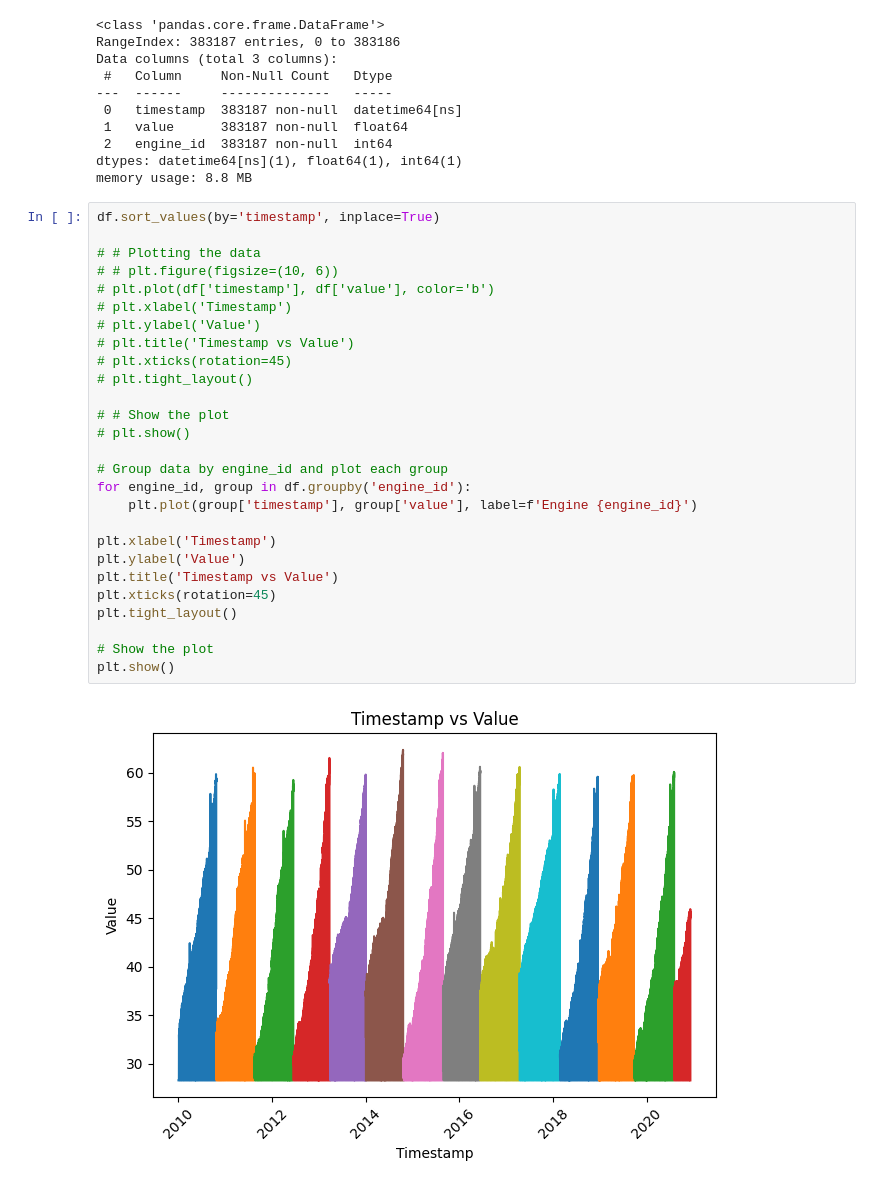
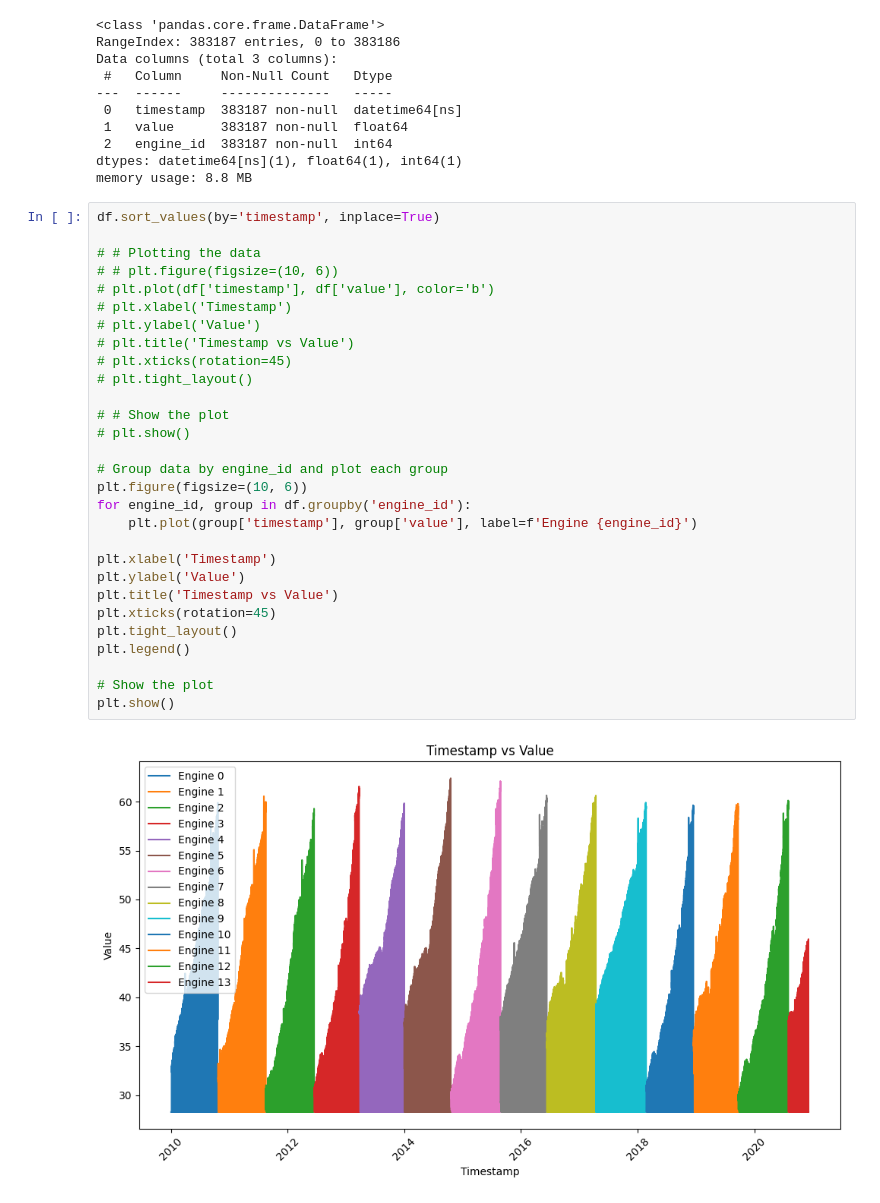
Before and after one commit to mazzyy/TimeSearies_toolkit-, a Jupyter notebook: backend/exploratory_notebooks/check.ipynb, the cells around one changed output. Cells and saved outputs as stored; diff of their text form.

Commit message:
legend added

```diff
--- a/backend/exploratory_notebooks/check.ipynb
+++ b/backend/exploratory_notebooks/check.ipynb
@@ -19,29 +19,31 @@ memory usage: 8.8 MB
 # %%
 df.sort_values(by='timestamp', inplace=True)
 
 # # Plotting the data
 # # plt.figure(figsize=(10, 6))
 # plt.plot(df['timestamp'], df['value'], color='b')
 # plt.xlabel('Timestamp')
 # plt.ylabel('Value')
 # plt.title('Timestamp vs Value')
 # plt.xticks(rotation=45)
 # plt.tight_layout()
 
 # # Show the plot
 # plt.show()
 
 # Group data by engine_id and plot each group
+plt.figure(figsize=(10, 6))
 for engine_id, group in df.groupby('engine_id'):
     plt.plot(group['timestamp'], group['value'], label=f'Engine {engine_id}')
 
 plt.xlabel('Timestamp')
 plt.ylabel('Value')
 plt.title('Timestamp vs Value')
 plt.xticks(rotation=45)
 plt.tight_layout()
+plt.legend()
 
 # Show the plot
 plt.show()
 # %% [output]
-[figure, old version]
+[figure, new version]
```
